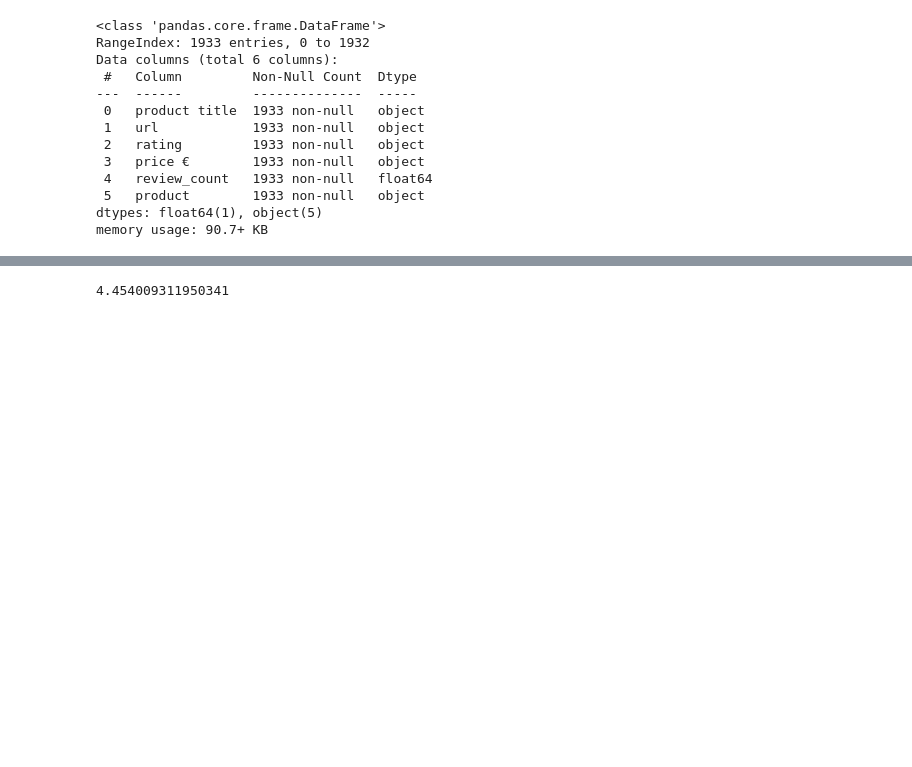
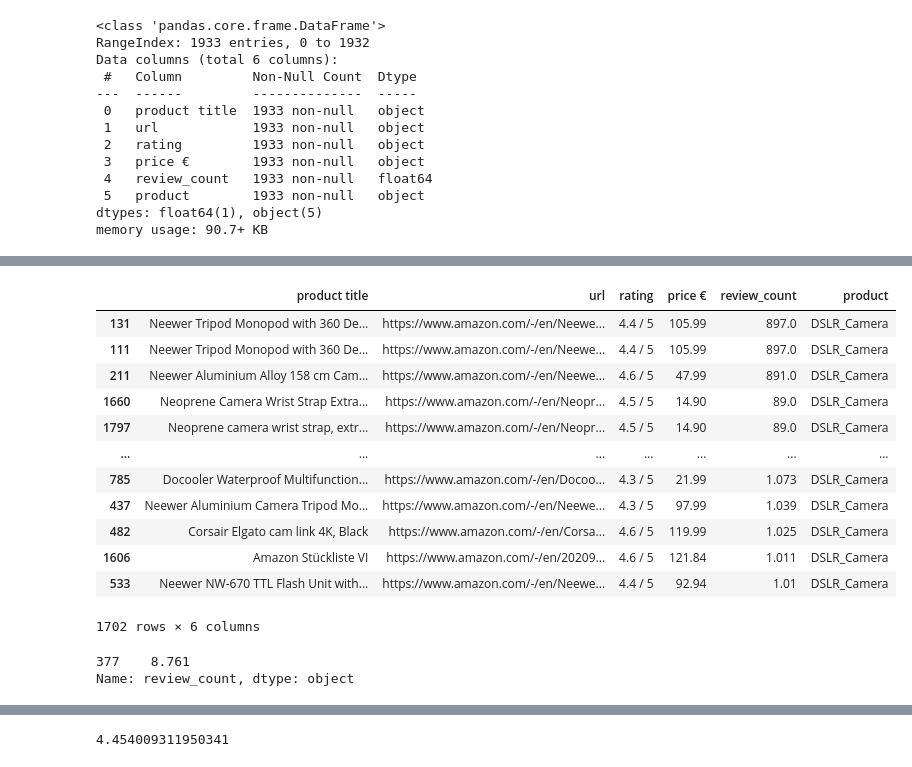
Before and after one commit to selinbulbul/ecommerce-scrape, a Jupyter notebook: Statistics/tasks.ipynb, the cells around one changed output, grey strips where cells are left out. Drawn from its saved outputs; the diff is of its cells as text; code cells hidden in the pictures; blank space fills up the shorter version.

```diff
--- a/Statistics/tasks.ipynb
+++ b/Statistics/tasks.ipynb
@@ -78,0 +96,22 @@ df_1= df
+# %%
+df_3= df_2[(df_2["review_count"] > "1.0") & ( df['review_count'] < "9.0") ]
+df_3
+# %% [output]
+|  | product title | url | rating | price € | review_count | product |
+| 131 | Neewer Tripod Monopod with 360 De... | https://www.amazon.com/-/en/Neewe... | 4.4 / 5 | 105.99 | 897.0 | DSLR_Camera |
+| 111 | Neewer Tripod Monopod with 360 De... | https://www.amazon.com/-/en/Neewe... | 4.4 / 5 | 105.99 | 897.0 | DSLR_Camera |
+| 211 | Neewer Aluminium Alloy 158 cm Cam... | https://www.amazon.com/-/en/Neewe... | 4.6 / 5 | 47.99 | 891.0 | DSLR_Camera |
+| 1660 | Neoprene Camera Wrist Strap Extra... | https://www.amazon.com/-/en/Neopr... | 4.5 / 5 | 14.90 | 89.0 | DSLR_Camera |
+| 1797 | Neoprene camera wrist strap, extr... | https://www.amazon.com/-/en/Neopr... | 4.5 / 5 | 14.90 | 89.0 | DSLR_Camera |
+| ... | ... | ... | ... | ... | ... | ... |
+| 785 | Docooler Waterproof Multifunction... | https://www.amazon.com/-/en/Docoo... | 4.3 / 5 | 21.99 | 1.073 | DSLR_Camera |
+| 437 | Neewer Aluminium Camera Tripod Mo... | https://www.amazon.com/-/en/Neewe... | 4.3 / 5 | 97.99 | 1.039 | DSLR_Camera |
+| 482 | Corsair Elgato cam link 4K, Black | https://www.amazon.com/-/en/Corsa... | 4.6 / 5 | 119.99 | 1.025 | DSLR_Camera |
+| 1606 | Amazon Stückliste VI | https://www.amazon.com/-/en/20209... | 4.6 / 5 | 121.84 | 1.011 | DSLR_Camera |
+| 533 | Neewer NW-670 TTL Flash Unit with... | https://www.amazon.com/-/en/Neewe... | 4.4 / 5 | 92.94 | 1.01 | DSLR_Camera |
+1702 rows × 6 columns
+# %%
+df_3.loc[(df_3.review_count.str.find('.') == 1), 'review_count']
+# %% [output]
+377    8.761
+Name: review_count, dtype: object
```
Also changed, not shown: parts of 67 cells of this notebook.
